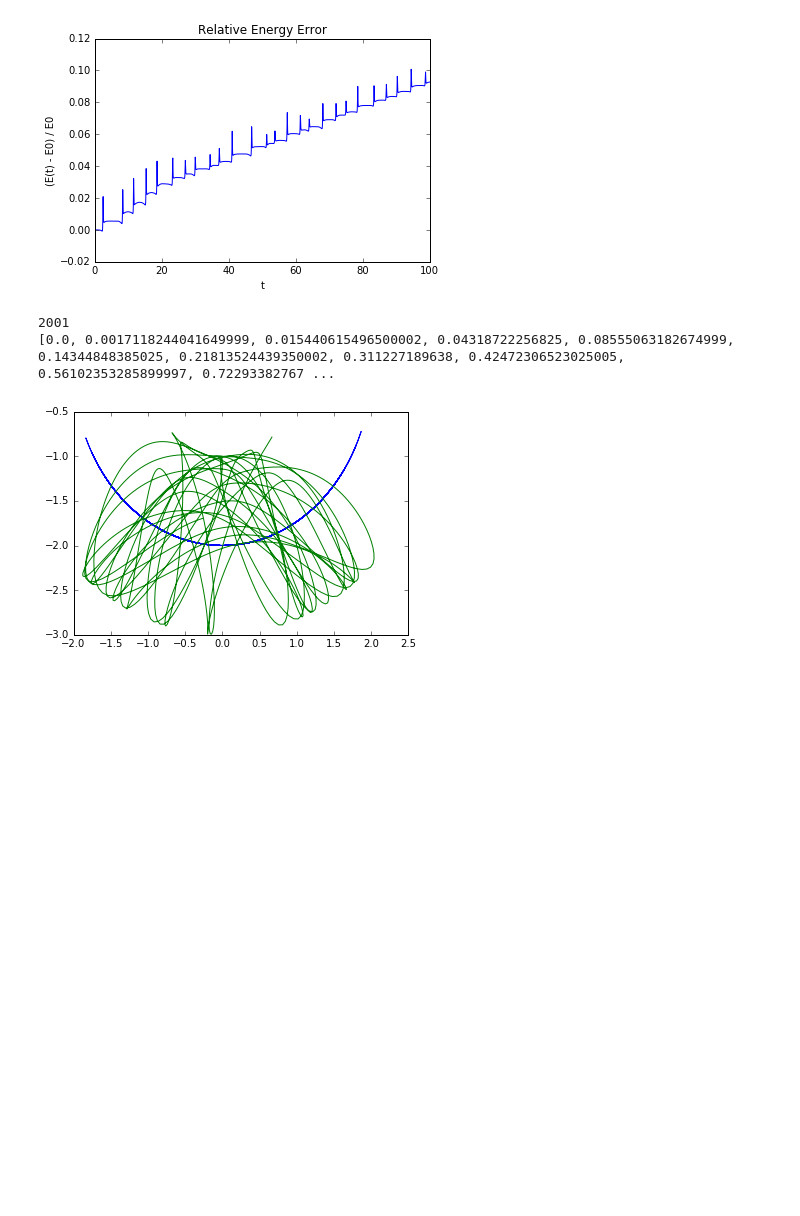
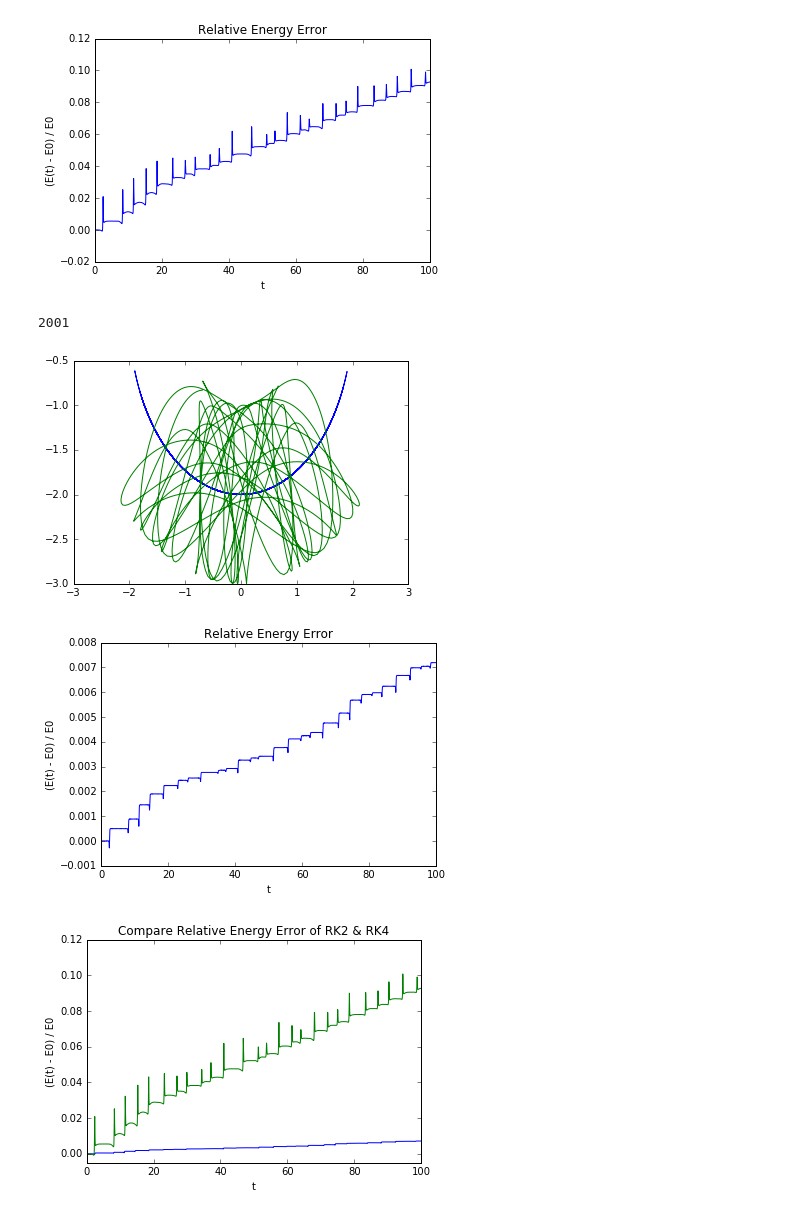
Before and after one commit to soledis92/FoSM, a Jupyter notebook: Sheet2_Ex3.ipynb, the cells around one changed output. Saved outputs shown, nothing was run; the diff lists cells and outputs as text; code cells hidden in the pictures; blank space fills up the shorter version.

```diff
--- a/Sheet2_Ex3.ipynb
+++ b/Sheet2_Ex3.ipynb
@@ -24,20 +24,33 @@ plt.show()
 2001
 [figure]
 [figure]
-# %%
-t, x1, y1, z1, x2, y2, z2 = np.loadtxt("FoSM2_3b_ours.dat", unpack=True)
-#t2, y2 = np.loadtxt("FoSM2_2c.dat", unpack=True)
-
-print(len(x1))
-plt.plot(x1, y1)
-plt.plot(x2, y2)
-
-T = []
-for i in range(len(z1)):
-    T.append((0.5 * 0.5 * z1[i]**2 + 0.5 * z2[i]**2))
-
-T = np.array(T)
-# %% [output]
-2001
-[0.0, 0.0017118244041649999, 0.015440615496500002, 0.04318722256825, 0.08555063182674999, 0.14344848385025, 0.21813524439350002, 0.311227189638, 0.42472306523025005, 0.56102353285899997, 0.72293382767 ...
-[figure, removed]
+# %%
+t4, x14, y14, x24, y24, T4, V4 = np.loadtxt("RungeKutta4_C/FoSM2_3d.dat", unpack=True)
+#t2, y2 = np.loadtxt("FoSM2_2c.dat", unpack=True)
+
+print(len(x14))
+plt.plot(x14, y14)
+plt.plot(x24, y24)
+plt.show()
+
+E4 = T4 + V4 # energy E(t)
+E04 = E4[0]
+
+plt.plot(t4, ((E4-E04)/E04))
+plt.title("Relative Energy Error")
+plt.ylabel("(E(t) - E0) / E0")
+plt.xlabel("t")
+plt.show()
+
+plt.plot(t4, ((E4-E04)/E04))
+plt.plot(t, ((E-E0)/E0))
+plt.title("Compare Relative Energy Error of RK2 & RK4")
+plt.ylabel("(E(t) - E0) / E0")
+plt.xlabel("t")
+plt.ylim(-0.005)
+plt.show()
+# %% [output]
+2001
+[figure, added]
+[figure, added]
+[figure, added]
```
